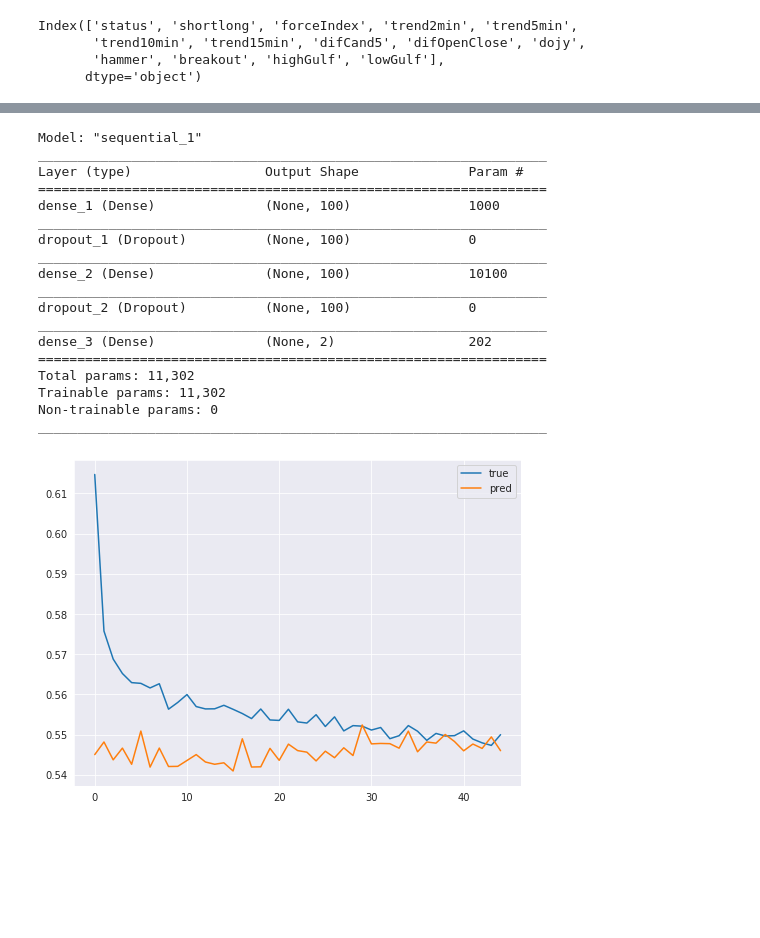
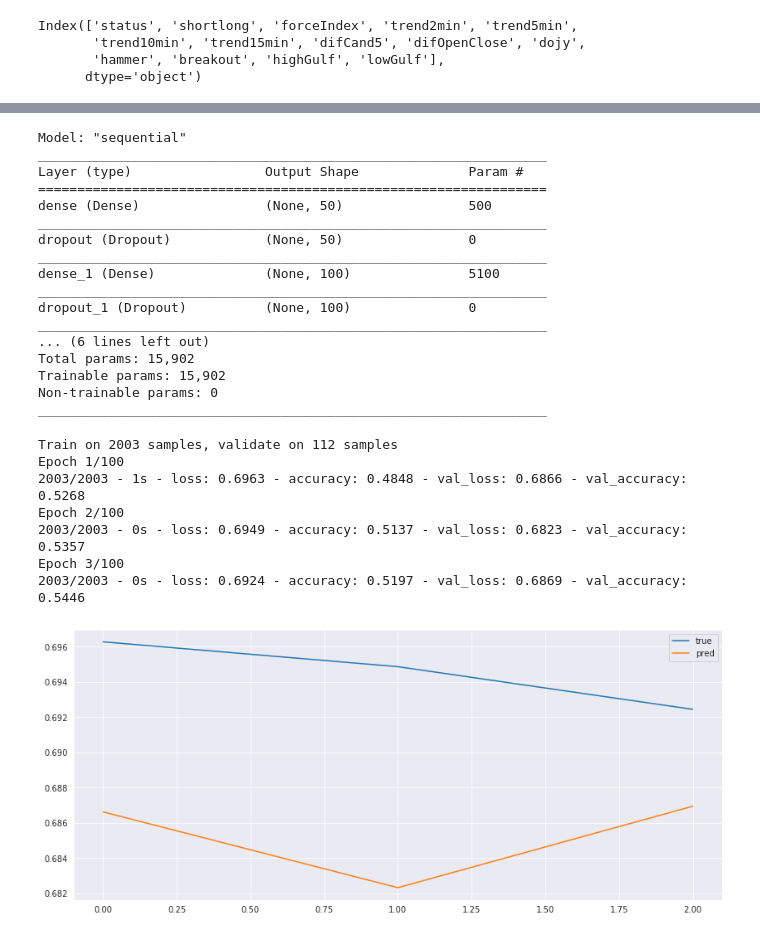
Before and after one commit to omkarudawant/Stock-movement-prediction, a Jupyter notebook: Stock Price Prediction.ipynb, the cells around one changed output, grey strips where cells are left out. Cells and saved outputs as stored; diff of their text form; code cells hidden in the pictures; blank space fills up the shorter version.

```diff
--- a/Stock Price Prediction.ipynb
+++ b/Stock Price Prediction.ipynb
@@ -201,11 +288,10 @@ plt.show()
 # %%
-X = df.drop(['status', 'hammer', 'lowGulf', 'shortlong', 'dojy'], axis=1).values
+X = df.drop(['status', 'hammer', 'lowGulf', 'shortlong', 'dojy'],
+            axis=1).values
 y = df['status'].values
 # %%
 X = StandardScaler().fit_transform(X)
-X_train, X_test, y_train, y_test = train_test_split(X,
-                                                    y,
-                                                    test_size=0.2)
+X_train, X_test, Y_train, Y_test = train_test_split(X, y, test_size=0.1)
 # %%
 xgb_model = XGBClassifier(silent=False,
                           scale_pos_weight=1,
@@ -258,51 +349,65 @@ try:
 except NameError:
     pass
 
-model = Sequential()
-model.add(Dense(100, activation='relu', input_shape=(9,)))
-model.add(Dropout(0.3))
-model.add(Dense(100, activation='relu'))
-model.add(Dropout(0.2))
-model.add(Dense(2, activation='softmax'))
+model = tf.keras.models.Sequential([
+    tf.keras.layers.Dense(50,
+                          activation='relu',
+                          input_shape=(input_features, )),
+    tf.keras.layers.Dropout(0.3),
+    tf.keras.layers.Dense(100, activation='relu'),
+    tf.keras.layers.Dropout(0.2),
+    tf.keras.layers.Dense(100, activation='relu'),
+    tf.keras.layers.Dropout(0.1),
+    tf.keras.layers.Dense(num_classes, activation='softmax')
+])
+
+model.compile(loss='categorical_crossentropy',
+              optimizer=tf.keras.optimizers.Adam(learning_rate=0.0009),
+              metrics=['accuracy'])
 
 model.summary()
-
-model.compile(loss='categorical_crossentropy',
-              optimizer=optimizers.nadam(),
-              metrics=['accuracy'])
 # %% [output]
-Model: "sequential_1"
+Model: "sequential"
 _________________________________________________________________
 Layer (type)                 Output Shape              Param #
 =================================================================
-dense_1 (Dense)              (None, 100)               1000
+dense (Dense)                (None, 50)                500
+_________________________________________________________________
+dropout (Dropout)            (None, 50)                0
+_________________________________________________________________
+dense_1 (Dense)              (None, 100)               5100
 _________________________________________________________________
 dropout_1 (Dropout)          (None, 100)               0
 _________________________________________________________________
-dense_2 (Dense)              (None, 100)               10100
-_________________________________________________________________
-dropout_2 (Dropout)          (None, 100)               0
-_________________________________________________________________
-dense_3 (Dense)              (None, 2)                 202
-=================================================================
-Total params: 11,302
-Trainable params: 11,302
+... (6 lines left out)
+Total params: 15,902
+Trainable params: 15,902
 Non-trainable params: 0
 _________________________________________________________________
 # %%
-history = model.fit(x_train, y_train,
+history = model.fit(x_train,
+                    y_train,
                     batch_size=batch_size,
-                    epochs=45,
-                    verbose=0,
-                    validation_data=(x_test, y_test))
+                    epochs=epochs,
+                    verbose=2,
+                    callbacks=[tf.keras.callbacks.EarlyStopping()],
+                    validation_data=(x_val, y_val))
+# %% [output]
+Train on 2003 samples, validate on 112 samples
+Epoch 1/100
+2003/2003 - 1s - loss: 0.6963 - accuracy: 0.4848 - val_loss: 0.6866 - val_accuracy: 0.5268
+Epoch 2/100
+2003/2003 - 0s - loss: 0.6949 - accuracy: 0.5137 - val_loss: 0.6823 - val_accuracy: 0.5357
+Epoch 3/100
+2003/2003 - 0s - loss: 0.6924 - accuracy: 0.5197 - val_loss: 0.6869 - val_accuracy: 0.5446
 # %%
-plt.figure(figsize=(8, 6))
+plt.figure(figsize=(14, 6))
 plt.plot(history.history['loss'], label='true')
 plt.plot(history.history['val_loss'], label='pred')
 plt.legend(loc='best')
 plt.show()
 # %% [output]
-[figure, old version]
+[figure, new version]
 # %%
 score = model.evaluate(x_test, y_test, verbose=0)
 print('Test loss:', score[0])
```
Also changed, not shown: parts of 28 cells of this notebook.
